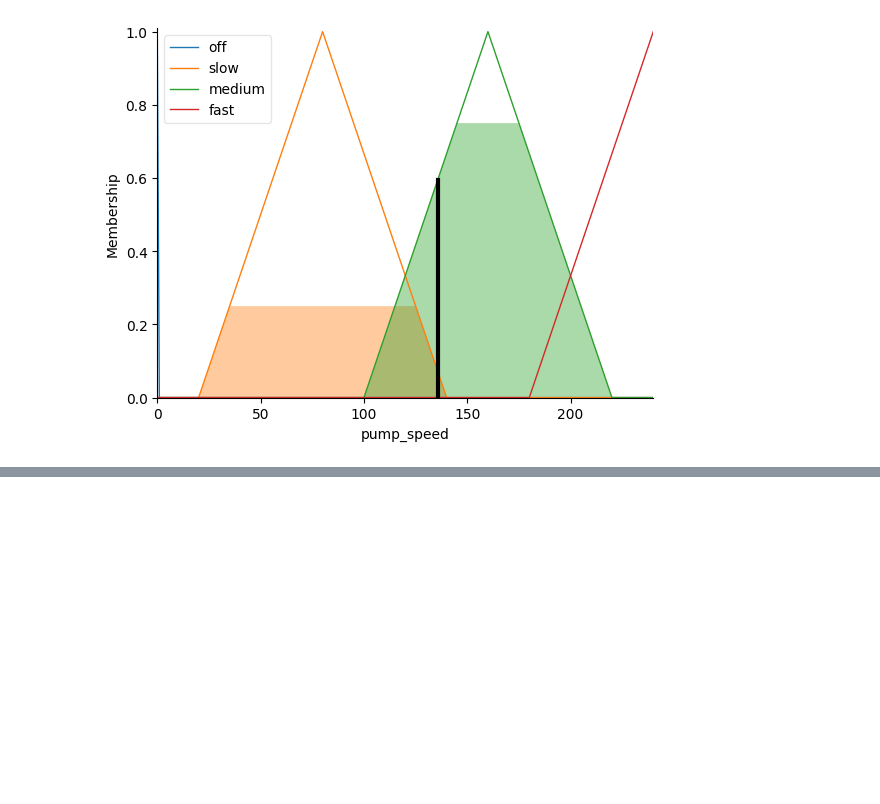
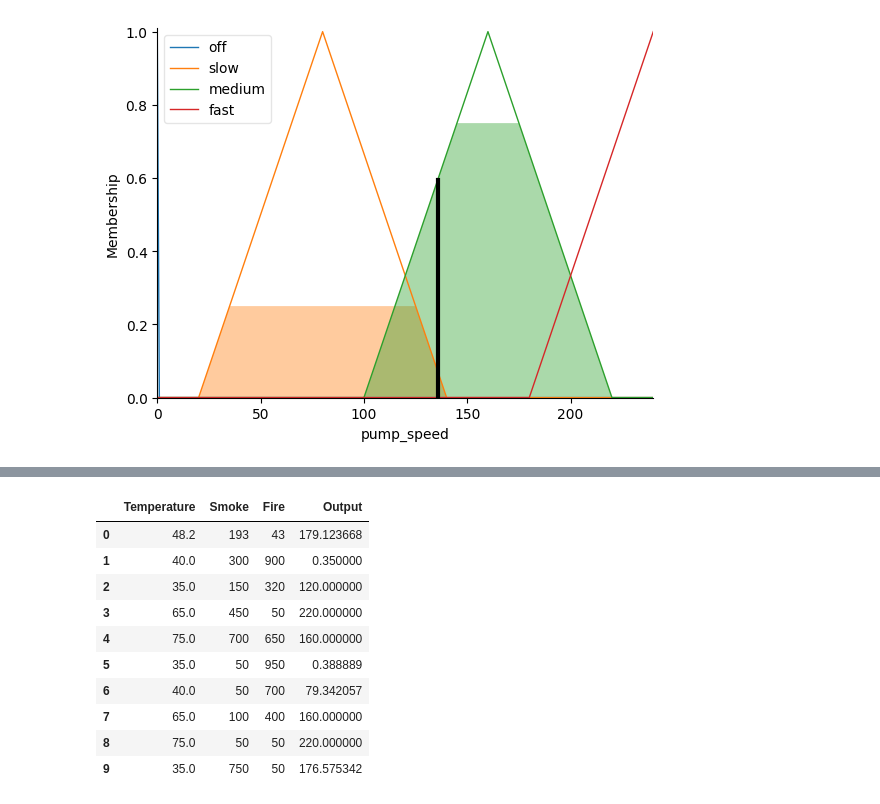
Before and after one commit to WawanWidiantara/Fuzzy-Logic, a Jupyter notebook: mamdani.ipynb, the cells around one changed output, grey strips where cells are left out. Cells and saved outputs as stored; diff of their text form; code cells hidden in the pictures; blank space fills up the shorter version.

Commit message:
insert into excel workbook

```diff
--- a/mamdani.ipynb
+++ b/mamdani.ipynb
@@ -121,0 +156,26 @@ pump_speed.view(sim=simulation)
+# %%
+import pandas as pd
+
+excel_files = ['input-data.xlsx', 'tsukamoto.xlsx', 'mamdani.xlsx']
+
+with pd.ExcelWriter('output-data.xlsx') as writer:
+    for file in excel_files:
+        df = pd.read_excel(file)
+        sheet_name = file.split('.')[0]
+
+        df.to_excel(writer, sheet_name=sheet_name, index=False)
+
+output = pd.read_excel('D:/Code/py_code/Fuzzy-Logic/output-data.xlsx', sheet_name='mamdani')
+output
+# %% [output]
+|  | Temperature | Smoke | Fire | Output |
+| 0 | 48.2 | 193 | 43 | 179.123668 |
+| 1 | 40.0 | 300 | 900 | 0.350000 |
+| 2 | 35.0 | 150 | 320 | 120.000000 |
+| 3 | 65.0 | 450 | 50 | 220.000000 |
+| 4 | 75.0 | 700 | 650 | 160.000000 |
+| 5 | 35.0 | 50 | 950 | 0.388889 |
+| 6 | 40.0 | 50 | 700 | 79.342057 |
+| 7 | 65.0 | 100 | 400 | 160.000000 |
+| 8 | 75.0 | 50 | 50 | 220.000000 |
+| 9 | 35.0 | 750 | 50 | 176.575342 |
```
Also changed, not shown: parts of 4 cells of this notebook, 6 other files.
